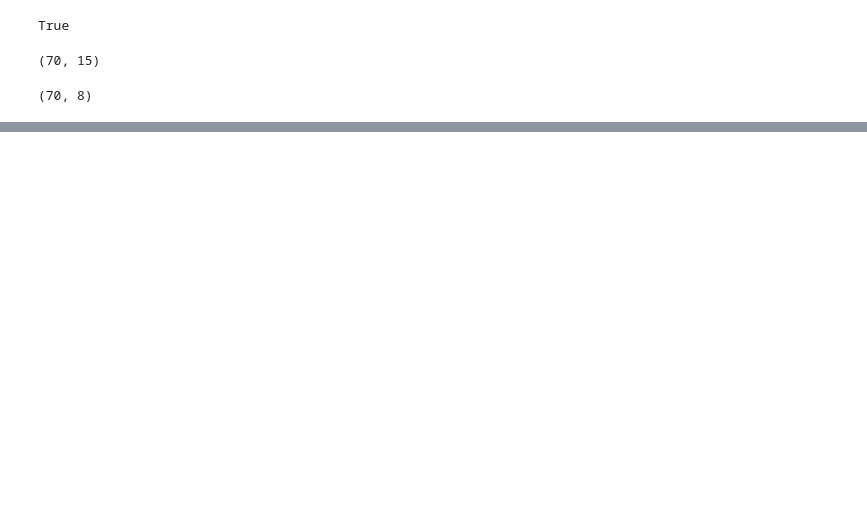
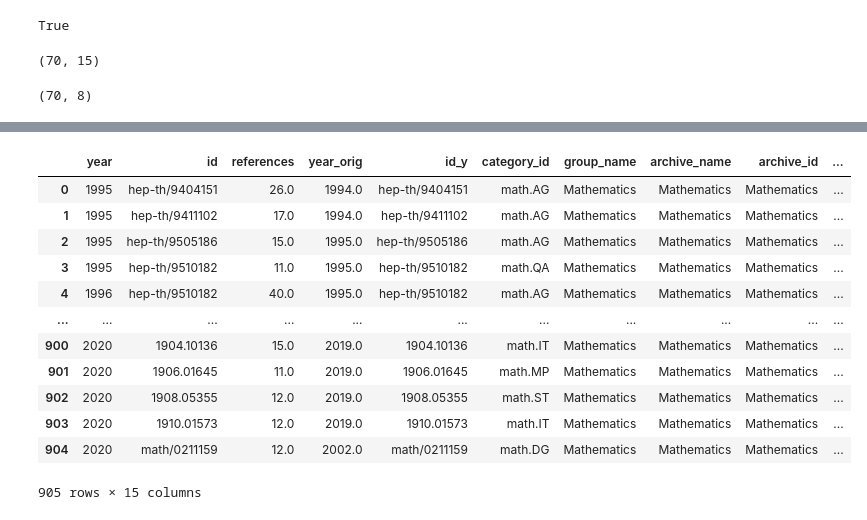
Before and after one commit to krishanr/mathjobs, a Jupyter notebook: notebooks/arxiv-taxonomy-e-top-influential-papers.ipynb, the cells around one changed output, grey strips where cells are left out. Drawn from its saved outputs; the diff is of its cells as text; code cells hidden in the pictures; blank space fills up the shorter version.

```diff
--- a/notebooks/arxiv-taxonomy-e-top-influential-papers.ipynb
+++ b/notebooks/arxiv-taxonomy-e-top-influential-papers.ipynb
@@ -1600,0 +1695,16 @@ _df.to_csv((project_dir / "data/web/arxiv-group-count.csv"), index=False)
+# %%
+cits.groupby(['year', 'id']).first().reset_index()
+# %% [output]
+|  | year | id | references | year_orig | id_y | category_id | group_name | archive_name | archive_id | ... |
+| 0 | 1995 | hep-th/9404151 | 26.0 | 1994.0 | hep-th/9404151 | math.AG | Mathematics | Mathematics | Mathematics | ... |
+| 1 | 1995 | hep-th/9411102 | 17.0 | 1994.0 | hep-th/9411102 | math.AG | Mathematics | Mathematics | Mathematics | ... |
+| 2 | 1995 | hep-th/9505186 | 15.0 | 1995.0 | hep-th/9505186 | math.AG | Mathematics | Mathematics | Mathematics | ... |
+| 3 | 1995 | hep-th/9510182 | 11.0 | 1995.0 | hep-th/9510182 | math.QA | Mathematics | Mathematics | Mathematics | ... |
+| 4 | 1996 | hep-th/9510182 | 40.0 | 1995.0 | hep-th/9510182 | math.AG | Mathematics | Mathematics | Mathematics | ... |
+| ... | ... | ... | ... | ... | ... | ... | ... | ... | ... | ... |
+| 900 | 2020 | 1904.10136 | 15.0 | 2019.0 | 1904.10136 | math.IT | Mathematics | Mathematics | Mathematics | ... |
+| 901 | 2020 | 1906.01645 | 11.0 | 2019.0 | 1906.01645 | math.MP | Mathematics | Mathematics | Mathematics | ... |
+| 902 | 2020 | 1908.05355 | 12.0 | 2019.0 | 1908.05355 | math.ST | Mathematics | Mathematics | Mathematics | ... |
+| 903 | 2020 | 1910.01573 | 12.0 | 2019.0 | 1910.01573 | math.IT | Mathematics | Mathematics | Mathematics | ... |
+| 904 | 2020 | math/0211159 | 12.0 | 2002.0 | math/0211159 | math.DG | Mathematics | Mathematics | Mathematics | ... |
+905 rows × 15 columns
```
Also changed, not shown: parts of 15 cells of this notebook, 1 other file.
